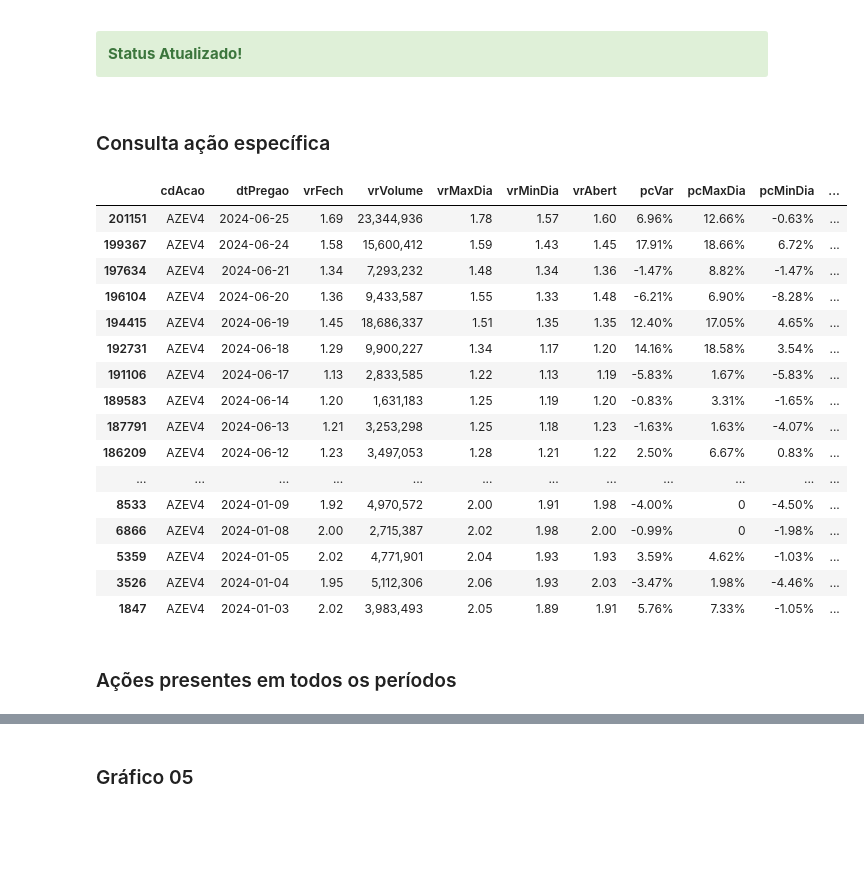
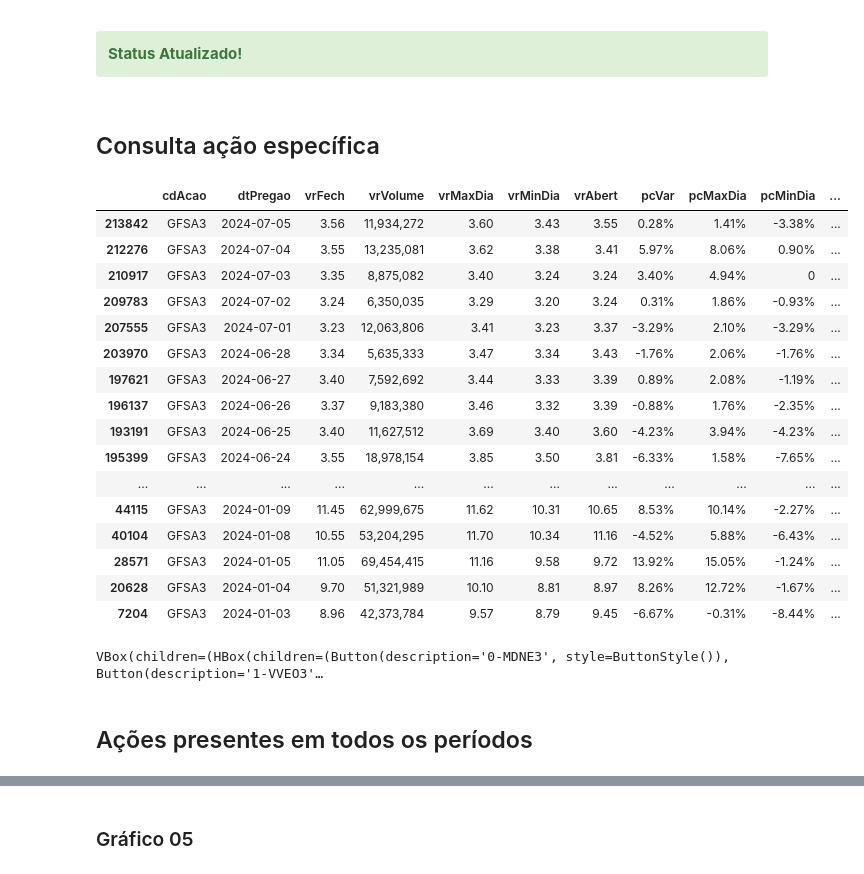
Before and after one commit to alexandre-esmeraldo/StockManager, a Jupyter notebook: StockManager_Processamento.ipynb, the cells around one changed output, grey strips where cells are left out. Cells and saved outputs as stored; diff of their text form; code cells hidden in the pictures; blank space fills up the shorter version.

```diff
--- a/StockManager_Processamento.ipynb
+++ b/StockManager_Processamento.ipynb
@@ -190,29 +226,34 @@ printmd(f'**<div class={font_color}>Status {a}</div>**')
 # %% [output]
 **<div class=alert-success>Status Atualizado!</div>**
 # %% [markdown]
-### Consulta ação específica
+## Consulta ação específica
 # %%
-consulta_acao_formatada(df, "AZEV4")[:-1]
+consulta_acao_formatada(df, "GFSA3")[:-1]
 # %% [output]
 |  | cdAcao | dtPregao | vrFech | vrVolume | vrMaxDia | vrMinDia | vrAbert | pcVar | pcMaxDia | pcMinDia | ... |
-| 201151 | AZEV4 | 2024-06-25 | 1.69 | 23,344,936 | 1.78 | 1.57 | 1.60 | 6.96% | 12.66% | -0.63% | ... |
-| 199367 | AZEV4 | 2024-06-24 | 1.58 | 15,600,412 | 1.59 | 1.43 | 1.45 | 17.91% | 18.66% | 6.72% | ... |
-| 197634 | AZEV4 | 2024-06-21 | 1.34 | 7,293,232 | 1.48 | 1.34 | 1.36 | -1.47% | 8.82% | -1.47% | ... |
-| 196104 | AZEV4 | 2024-06-20 | 1.36 | 9,433,587 | 1.55 | 1.33 | 1.48 | -6.21% | 6.90% | -8.28% | ... |
-| 194415 | AZEV4 | 2024-06-19 | 1.45 | 18,686,337 | 1.51 | 1.35 | 1.35 | 12.40% | 17.05% | 4.65% | ... |
-| 192731 | AZEV4 | 2024-06-18 | 1.29 | 9,900,227 | 1.34 | 1.17 | 1.20 | 14.16% | 18.58% | 3.54% | ... |
-| 191106 | AZEV4 | 2024-06-17 | 1.13 | 2,833,585 | 1.22 | 1.13 | 1.19 | -5.83% | 1.67% | -5.83% | ... |
-| 189583 | AZEV4 | 2024-06-14 | 1.20 | 1,631,183 | 1.25 | 1.19 | 1.20 | -0.83% | 3.31% | -1.65% | ... |
-| 187791 | AZEV4 | 2024-06-13 | 1.21 | 3,253,298 | 1.25 | 1.18 | 1.23 | -1.63% | 1.63% | -4.07% | ... |
-| 186209 | AZEV4 | 2024-06-12 | 1.23 | 3,497,053 | 1.28 | 1.21 | 1.22 | 2.50% | 6.67% | 0.83% | ... |
+| 213842 | GFSA3 | 2024-07-05 | 3.56 | 11,934,272 | 3.60 | 3.43 | 3.55 | 0.28% | 1.41% | -3.38% | ... |
+| 212276 | GFSA3 | 2024-07-04 | 3.55 | 13,235,081 | 3.62 | 3.38 | 3.41 | 5.97% | 8.06% | 0.90% | ... |
+| 210917 | GFSA3 | 2024-07-03 | 3.35 | 8,875,082 | 3.40 | 3.24 | 3.24 | 3.40% | 4.94% | 0 | ... |
+| 209783 | GFSA3 | 2024-07-02 | 3.24 | 6,350,035 | 3.29 | 3.20 | 3.24 | 0.31% | 1.86% | -0.93% | ... |
+| 207555 | GFSA3 | 2024-07-01 | 3.23 | 12,063,806 | 3.41 | 3.23 | 3.37 | -3.29% | 2.10% | -3.29% | ... |
+| 203970 | GFSA3 | 2024-06-28 | 3.34 | 5,635,333 | 3.47 | 3.34 | 3.43 | -1.76% | 2.06% | -1.76% | ... |
+| 197621 | GFSA3 | 2024-06-27 | 3.40 | 7,592,692 | 3.44 | 3.33 | 3.39 | 0.89% | 2.08% | -1.19% | ... |
+| 196137 | GFSA3 | 2024-06-26 | 3.37 | 9,183,380 | 3.46 | 3.32 | 3.39 | -0.88% | 1.76% | -2.35% | ... |
+| 193191 | GFSA3 | 2024-06-25 | 3.40 | 11,627,512 | 3.69 | 3.40 | 3.60 | -4.23% | 3.94% | -4.23% | ... |
+| 195399 | GFSA3 | 2024-06-24 | 3.55 | 18,978,154 | 3.85 | 3.50 | 3.81 | -6.33% | 1.58% | -7.65% | ... |
 | ... | ... | ... | ... | ... | ... | ... | ... | ... | ... | ... | ... |
-| 8533 | AZEV4 | 2024-01-09 | 1.92 | 4,970,572 | 2.00 | 1.91 | 1.98 | -4.00% | 0 | -4.50% | ... |
-| 6866 | AZEV4 | 2024-01-08 | 2.00 | 2,715,387 | 2.02 | 1.98 | 2.00 | -0.99% | 0 | -1.98% | ... |
-| 5359 | AZEV4 | 2024-01-05 | 2.02 | 4,771,901 | 2.04 | 1.93 | 1.93 | 3.59% | 4.62% | -1.03% | ... |
-| 3526 | AZEV4 | 2024-01-04 | 1.95 | 5,112,306 | 2.06 | 1.93 | 2.03 | -3.47% | 1.98% | -4.46% | ... |
-| 1847 | AZEV4 | 2024-01-03 | 2.02 | 3,983,493 | 2.05 | 1.89 | 1.91 | 5.76% | 7.33% | -1.05% | ... |
+| 44115 | GFSA3 | 2024-01-09 | 11.45 | 62,999,675 | 11.62 | 10.31 | 10.65 | 8.53% | 10.14% | -2.27% | ... |
+| 40104 | GFSA3 | 2024-01-08 | 10.55 | 53,204,295 | 11.70 | 10.34 | 11.16 | -4.52% | 5.88% | -6.43% | ... |
+| 28571 | GFSA3 | 2024-01-05 | 11.05 | 69,454,415 | 11.16 | 9.58 | 9.72 | 13.92% | 15.05% | -1.24% | ... |
+| 20628 | GFSA3 | 2024-01-04 | 9.70 | 51,321,989 | 10.10 | 8.81 | 8.97 | 8.26% | 12.72% | -1.67% | ... |
+| 7204 | GFSA3 | 2024-01-03 | 8.96 | 42,373,784 | 9.57 | 8.79 | 9.45 | -6.67% | -0.31% | -8.44% | ... |
+# %%
+buttons = widgets.HBox([button0, button1, button2, button3, button4, button5, button6])
+widgets.VBox([buttons, output])
+# %% [output]
+VBox(children=(HBox(children=(Button(description='0-MDNE3', style=ButtonStyle()), Button(description='1-VVEO3'…
 # %% [markdown]
-### Ações presentes em todos os períodos
+## Ações presentes em todos os períodos
 # %%
 merge_final
 # %% [output]
```
Also changed, not shown: parts of 63 cells of this notebook.
